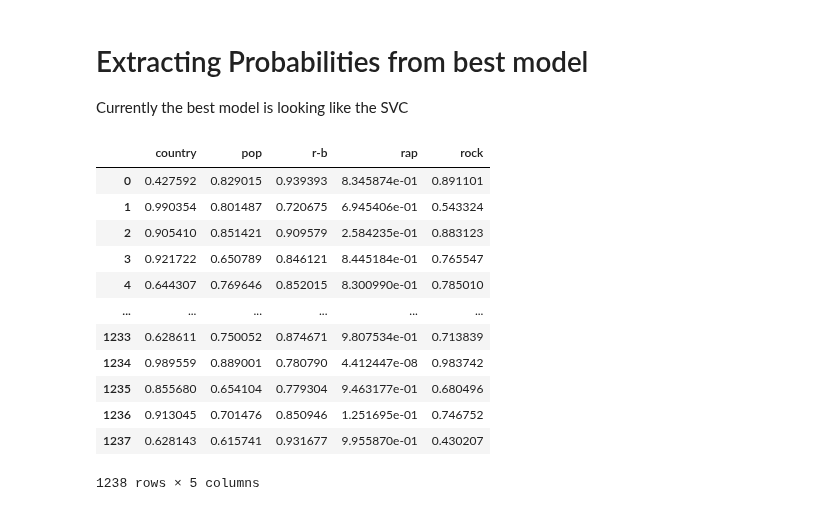
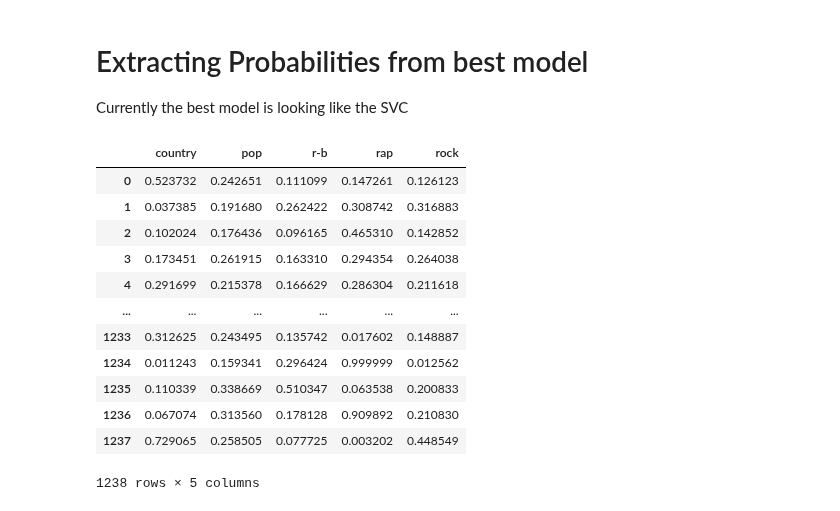
Before and after one commit to hunterblum/Multi-Genre-Classification, a Jupyter notebook: 04_Modeling.ipynb, the cells around one changed output. Saved outputs shown, nothing was run; the diff lists cells and outputs as text; code cells hidden in the pictures.

```diff
--- a/04_Modeling.ipynb
+++ b/04_Modeling.ipynb
@@ -260,35 +262,31 @@ report_df_f1.plot(x= 'model',
 Currently the best model is looking like the SVC
 # %%
 # The output is a list of 5 arrays - one array per genre
-# Dimensions of array are n songs by 2 (probability of genre being True/False)
+# Dimensions of array are n songs by 2 (probability of genre being False/True)
 svc_prob_predictions = svc_load.predict_proba(X_test)
-
 
 svc_prob_by_genre = []
 for i in range(0, len(svc_prob_predictions)):
     # Take the True probability column from each genre column
-    genre_prob = svc_prob_predictions[i][:, 0]
+    genre_prob = svc_prob_predictions[i][:, 1]
     # Append array of probability being True for each song
     svc_prob_by_genre.append(genre_prob)
-
-# Convert binary predictions to dataframe
-svc_pred_df = pd.DataFrame(svc_pred)
 
 # Convert probability predictions to dataframe
 svc_prob_df = pd.DataFrame(svc_prob_by_genre).T
 svc_prob_df.columns = mlb.classes_.tolist()
 svc_prob_df
 # %% [output]
 |  | country | pop | r-b | rap | rock |
-| 0 | 0.427592 | 0.829015 | 0.939393 | 8.345874e-01 | 0.891101 |
-| 1 | 0.990354 | 0.801487 | 0.720675 | 6.945406e-01 | 0.543324 |
-| 2 | 0.905410 | 0.851421 | 0.909579 | 2.584235e-01 | 0.883123 |
-| 3 | 0.921722 | 0.650789 | 0.846121 | 8.445184e-01 | 0.765547 |
-| 4 | 0.644307 | 0.769646 | 0.852015 | 8.300990e-01 | 0.785010 |
+| 0 | 0.523732 | 0.242651 | 0.111099 | 0.147261 | 0.126123 |
+| 1 | 0.037385 | 0.191680 | 0.262422 | 0.308742 | 0.316883 |
+| 2 | 0.102024 | 0.176436 | 0.096165 | 0.465310 | 0.142852 |
+| 3 | 0.173451 | 0.261915 | 0.163310 | 0.294354 | 0.264038 |
+| 4 | 0.291699 | 0.215378 | 0.166629 | 0.286304 | 0.211618 |
 | ... | ... | ... | ... | ... | ... |
-| 1233 | 0.628611 | 0.750052 | 0.874671 | 9.807534e-01 | 0.713839 |
-| 1234 | 0.989559 | 0.889001 | 0.780790 | 4.412447e-08 | 0.983742 |
-| 1235 | 0.855680 | 0.654104 | 0.779304 | 9.463177e-01 | 0.680496 |
-| 1236 | 0.913045 | 0.701476 | 0.850946 | 1.251695e-01 | 0.746752 |
-| 1237 | 0.628143 | 0.615741 | 0.931677 | 9.955870e-01 | 0.430207 |
+| 1233 | 0.312625 | 0.243495 | 0.135742 | 0.017602 | 0.148887 |
+| 1234 | 0.011243 | 0.159341 | 0.296424 | 0.999999 | 0.012562 |
+| 1235 | 0.110339 | 0.338669 | 0.510347 | 0.063538 | 0.200833 |
+| 1236 | 0.067074 | 0.313560 | 0.178128 | 0.909892 | 0.210830 |
+| 1237 | 0.729065 | 0.258505 | 0.077725 | 0.003202 | 0.448549 |
 1238 rows × 5 columns
```
Also changed, not shown: parts of 1 cell of this notebook, 3 other files.
